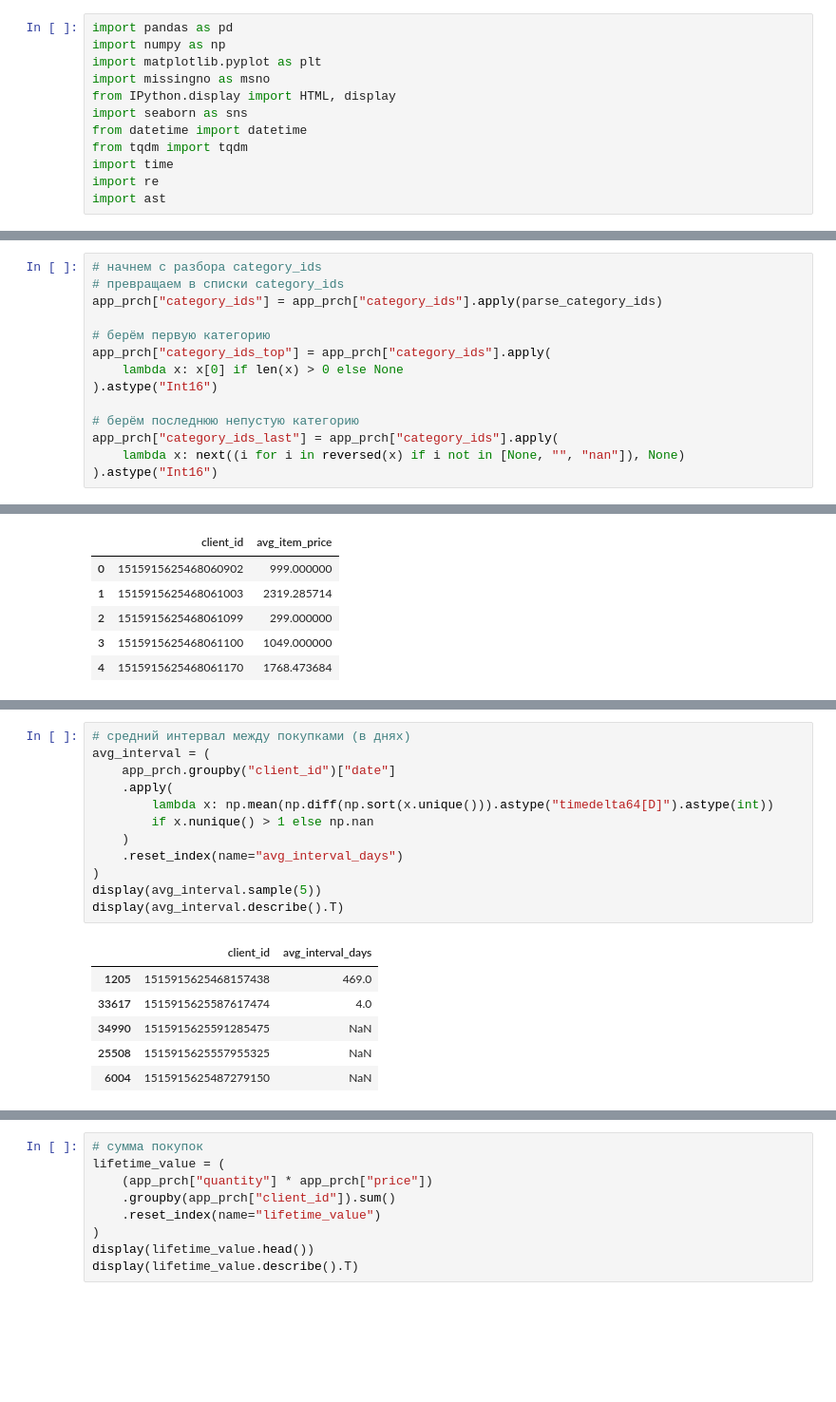
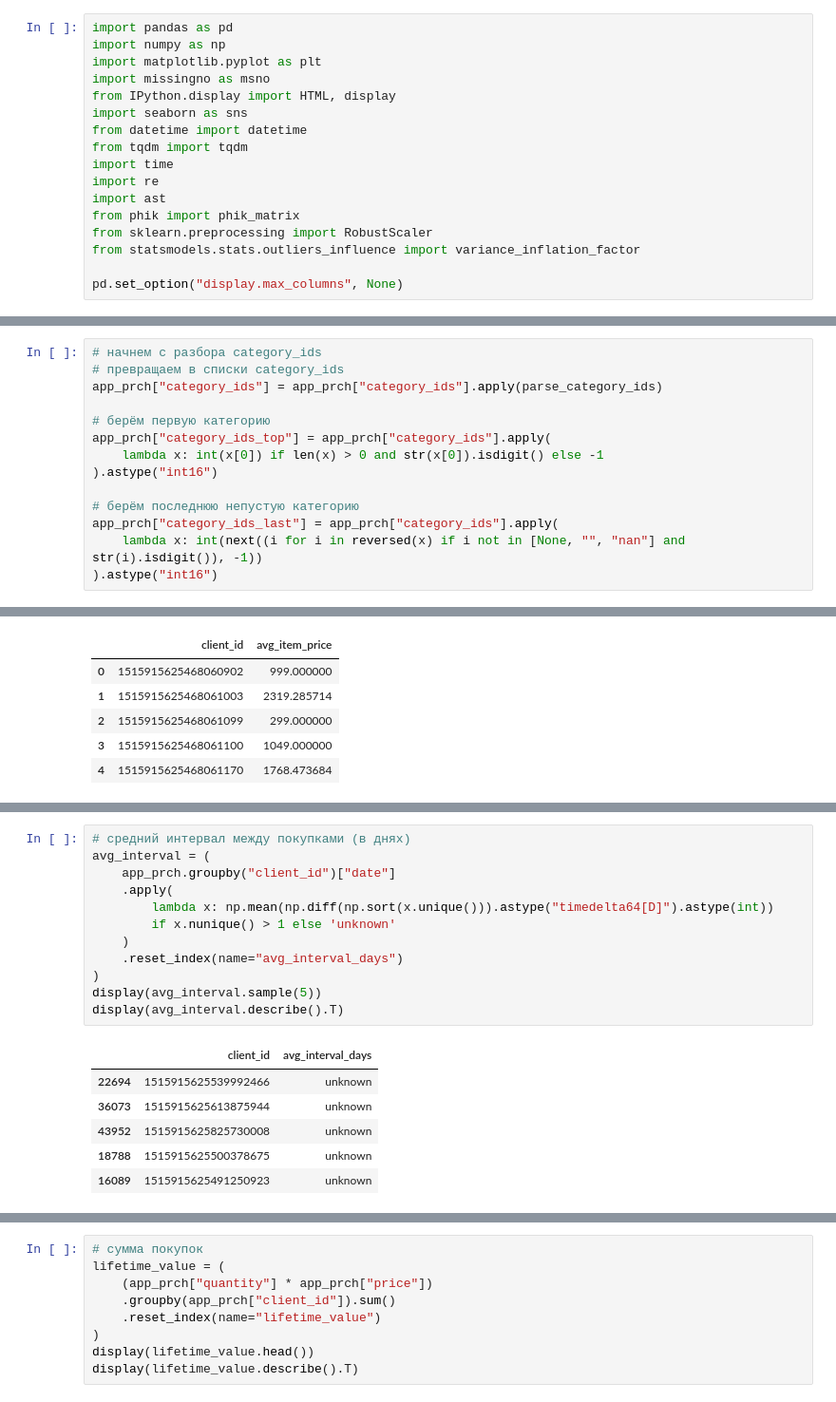
Before and after one commit to Ankudar/yandex_practicum_ds, a Jupyter notebook: 11) Masterskaya_2/notebook/project.ipynb, the cells around one changed output, grey strips where cells are left out. Shown at 95% size. Saved outputs shown, nothing was run; the diff lists cells and outputs as text; blank space fills up the shorter version.

```diff
--- a/11) Masterskaya_2/notebook/project.ipynb
+++ b/11) Masterskaya_2/notebook/project.ipynb
@@ -58,6 +58,11 @@ from tqdm import tqdm
 import time
 import re
 import ast
+from phik import phik_matrix
+from sklearn.preprocessing import RobustScaler
+from statsmodels.stats.outliers_influence import variance_inflation_factor
+
+pd.set_option("display.max_columns", None)
 # %% [markdown]
 ### Константы
 # %%
@@ -743,13 +810,13 @@ app_prch["category_ids"] = app_prch["category_ids"].apply(parse_category_ids)
 
 # берём первую категорию
 app_prch["category_ids_top"] = app_prch["category_ids"].apply(
-    lambda x: x[0] if len(x) > 0 else None
-).astype("Int16")
+    lambda x: int(x[0]) if len(x) > 0 and str(x[0]).isdigit() else -1
+).astype("int16")
 
 # берём последнюю непустую категорию
 app_prch["category_ids_last"] = app_prch["category_ids"].apply(
-    lambda x: next((i for i in reversed(x) if i not in [None, "", "nan"]), None)
-).astype("Int16")
+    lambda x: int(next((i for i in reversed(x) if i not in [None, "", "nan"] and str(i).isdigit()), -1))
+).astype("int16")
 # %%
 # время с момента последней покупки (в днях)
 last_date = pd.to_datetime(last_date)
@@ -850,21 +917,21 @@ fav_category_last.head()
 # %%
 # средний интервал между покупками (в днях)
 avg_interval = (
     app_prch.groupby("client_id")["date"]
     .apply(
         lambda x: np.mean(np.diff(np.sort(x.unique())).astype("timedelta64[D]").astype(int))
-        if x.nunique() > 1 else np.nan
+        if x.nunique() > 1 else 'unknown'
     )
     .reset_index(name="avg_interval_days")
 )
 display(avg_interval.sample(5))
 display(avg_interval.describe().T)
 # %% [output]
 |  | client_id | avg_interval_days |
-| 1205 | 1515915625468157438 | 469.0 |
-| 33617 | 1515915625587617474 | 4.0 |
-| 34990 | 1515915625591285475 | NaN |
-| 25508 | 1515915625557955325 | NaN |
-| 6004 | 1515915625487279150 | NaN |
+| 22694 | 1515915625539992466 | unknown |
+| 36073 | 1515915625613875944 | unknown |
+| 43952 | 1515915625825730008 | unknown |
+| 18788 | 1515915625500378675 | unknown |
+| 16089 | 1515915625491250923 | unknown |
 |  | count | mean | std | min | 25% | 50% | 75% | max |
 | client_id | 49849.0 | 1.515916e+18 | 1.487947e+08 | 1.515916e+18 | 1.515916e+18 | 1.515916e+18 | 1.515916e+18 | 1.515916e+18 |
```
Also changed, not shown: parts of 28 cells of this notebook.
